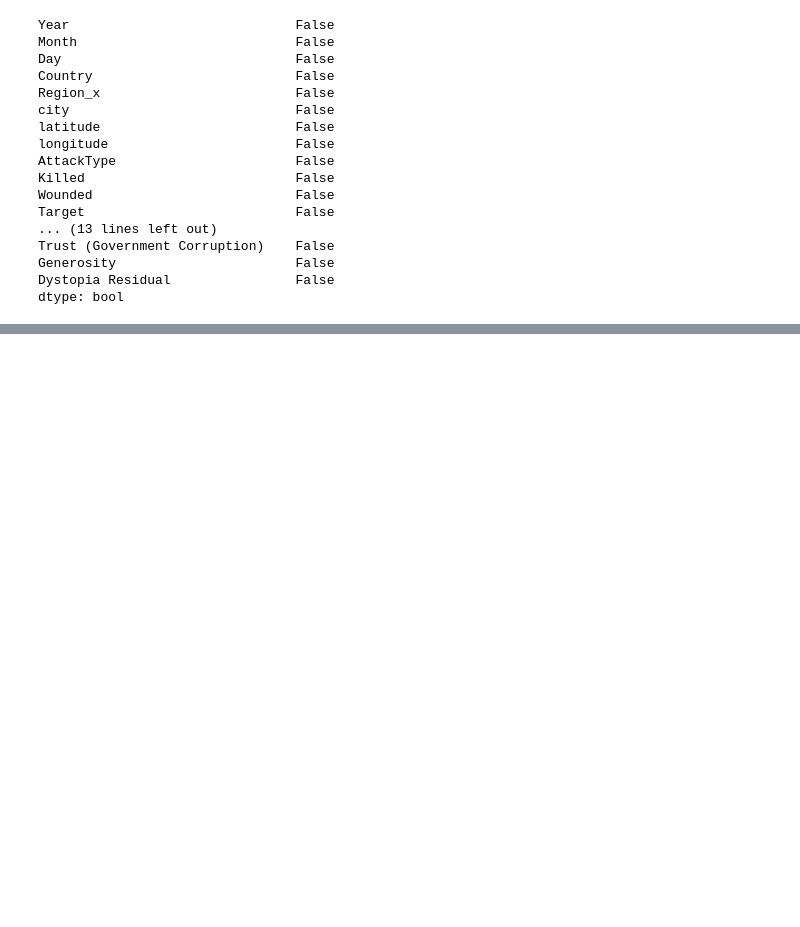
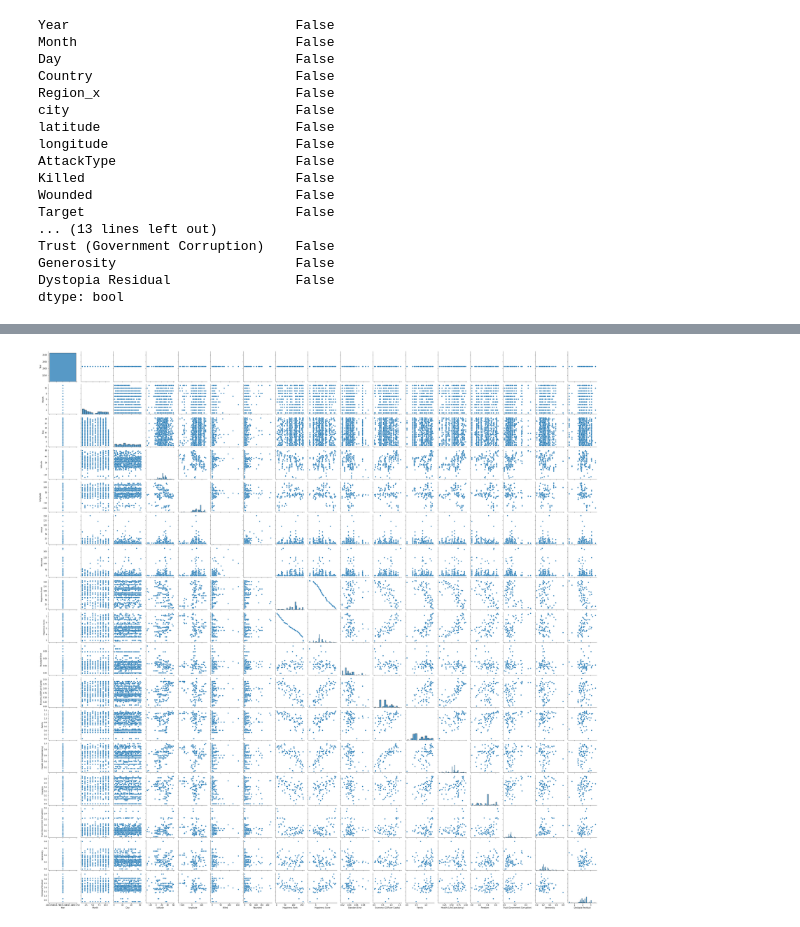
Before and after one commit to lnrdmnc/Model-prediction-for-terrorist-attacks-IA, a Jupyter notebook: Model_prediction_for_terrorist_attacks_IA.ipynb, the cells around one changed output, grey strips where cells are left out. Drawn from its saved outputs; the diff is of its cells as text; code cells hidden in the pictures; blank space fills up the shorter version.

Commit message:
Plot

```diff
--- a/Model_prediction_for_terrorist_attacks_IA.ipynb
+++ b/Model_prediction_for_terrorist_attacks_IA.ipynb
@@ -14,6 +14,8 @@ import seaborn as sb
 from matplotlib import style
 from google.colab import files
 import io
+style.use('seaborn-whitegrid')
+plt.rcParams['figure.figsize'] = (40,20)
 gtd=pd.read_csv('globalterrorism2015.csv',encoding="ISO-8859-1")
 gtd.head(3)
 # %% [output]
@@ -205,0 +220,5 @@ dtype: bool
+# %%
+sb.pairplot(merge)
+plt.savefig('plot.png')
+# %% [output]
+[figure, added]
```
Also changed, not shown: parts of 6 cells of this notebook.
